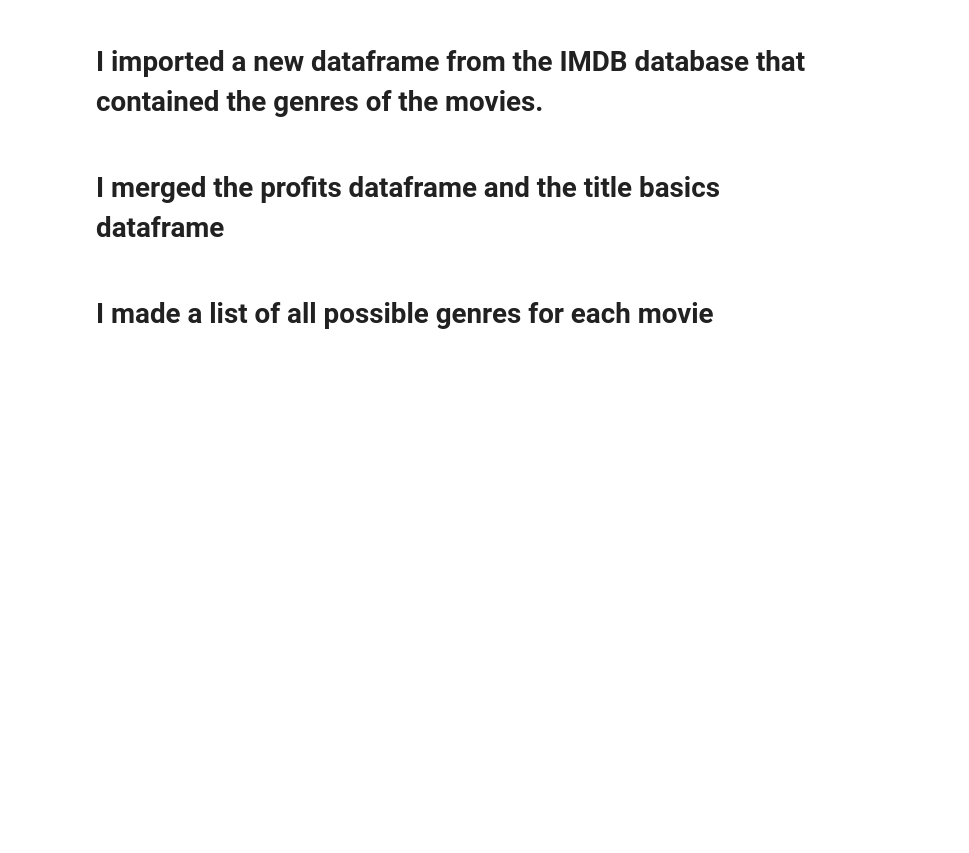
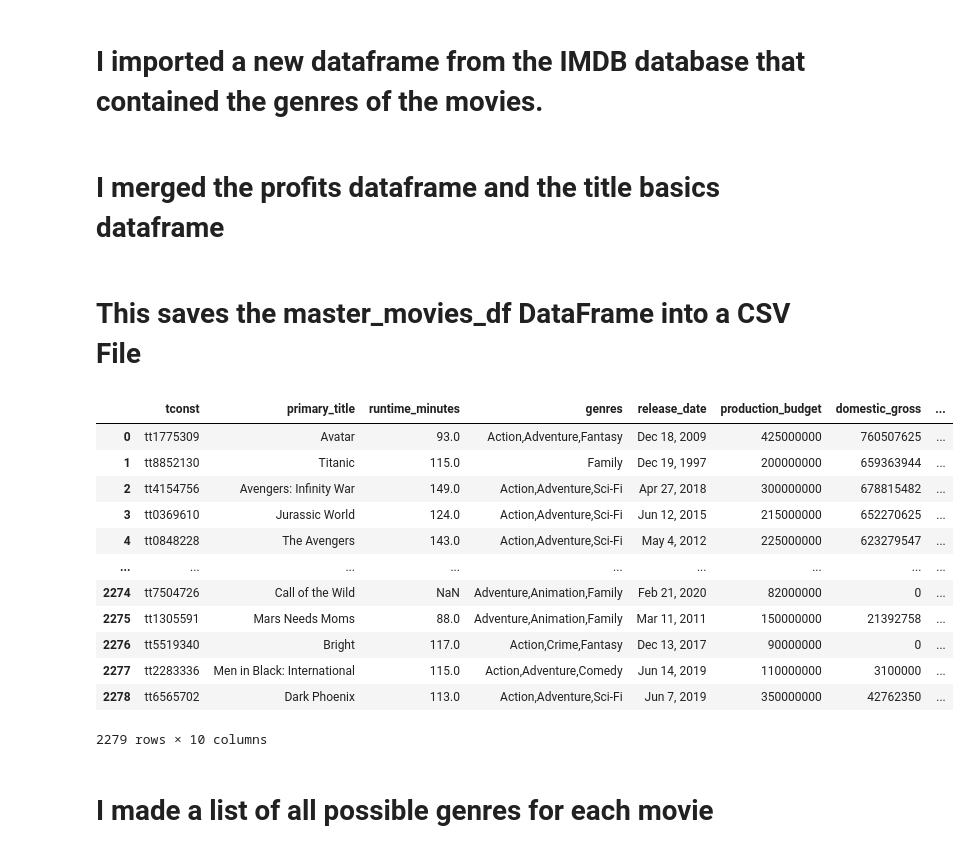
Before and after one commit to kjkahalley/optimal-film-analysis, a Jupyter notebook: The_Numbers_data.ipynb, the cells around one changed output. Cells and saved outputs as stored; diff of their text form; code cells hidden in the pictures; blank space fills up the shorter version.

```diff
--- a/The_Numbers_data.ipynb
+++ b/The_Numbers_data.ipynb
@@ -58,8 +58,8 @@ gandp_df = gandp_df.drop(columns = ['original_title', 'start_year', 'id', 'movie
 # %%
 # Drops the duplicated movies from the dataframe
-gandp_df = gandp_df.drop_duplicates(subset='primary_title')
+master_movies_df = master_movies_df.drop_duplicates(subset='primary_title')
 # %%
 #Sets the index to their tconst
-gandp_df.set_index('tconst', inplace=True)
+master_movies_df.set_index('tconst', inplace=True)
 # %%
 #Drops all null values from the genres catagory
@@ -69,3 +69,22 @@ gandp_df.at['tt1775309', 'genres'] = 'Action,Adventure,Fantasy'
+# %% [markdown]
+# This saves the master_movies_df DataFrame into a CSV File
+# %%
+master_movies_df.to_csv('master_movie_database')
+pd.read_csv('master_movie_database')
+# %% [output]
+|  | tconst | primary_title | runtime_minutes | genres | release_date | production_budget | domestic_gross | ... |
+| 0 | tt1775309 | Avatar | 93.0 | Action,Adventure,Fantasy | Dec 18, 2009 | 425000000 | 760507625 | ... |
+| 1 | tt8852130 | Titanic | 115.0 | Family | Dec 19, 1997 | 200000000 | 659363944 | ... |
+| 2 | tt4154756 | Avengers: Infinity War | 149.0 | Action,Adventure,Sci-Fi | Apr 27, 2018 | 300000000 | 678815482 | ... |
+| 3 | tt0369610 | Jurassic World | 124.0 | Action,Adventure,Sci-Fi | Jun 12, 2015 | 215000000 | 652270625 | ... |
+| 4 | tt0848228 | The Avengers | 143.0 | Action,Adventure,Sci-Fi | May 4, 2012 | 225000000 | 623279547 | ... |
+| ... | ... | ... | ... | ... | ... | ... | ... | ... |
+| 2274 | tt7504726 | Call of the Wild | NaN | Adventure,Animation,Family | Feb 21, 2020 | 82000000 | 0 | ... |
+| 2275 | tt1305591 | Mars Needs Moms | 88.0 | Adventure,Animation,Family | Mar 11, 2011 | 150000000 | 21392758 | ... |
+| 2276 | tt5519340 | Bright | 117.0 | Action,Crime,Fantasy | Dec 13, 2017 | 90000000 | 0 | ... |
+| 2277 | tt2283336 | Men in Black: International | 115.0 | Action,Adventure,Comedy | Jun 14, 2019 | 110000000 | 3100000 | ... |
+| 2278 | tt6565702 | Dark Phoenix | 113.0 | Action,Adventure,Sci-Fi | Jun 7, 2019 | 350000000 | 42762350 | ... |
+2279 rows × 10 columns
 # %% [markdown]
 # I made a list of all possible genres for each movie
 # %%
```
Also changed, not shown: parts of 22 cells of this notebook, 12 other files.
